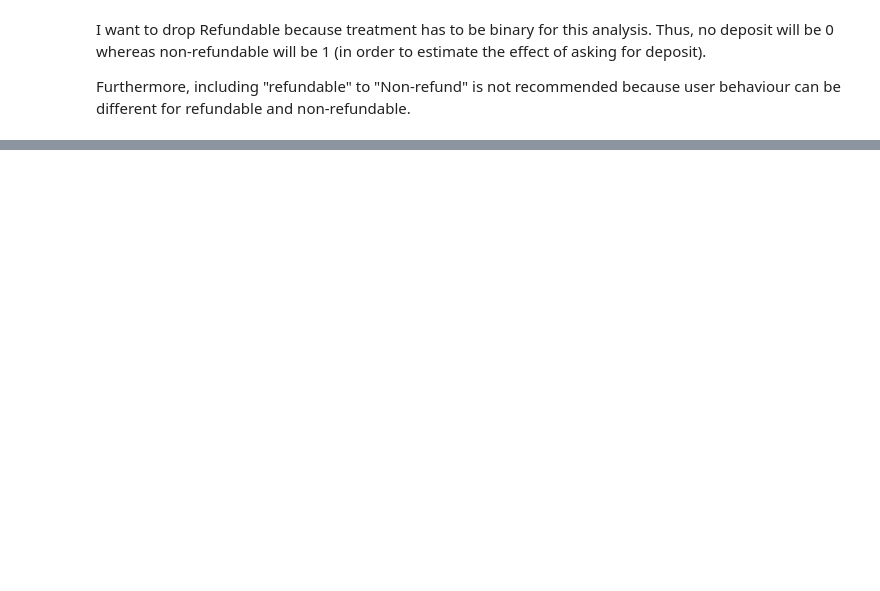
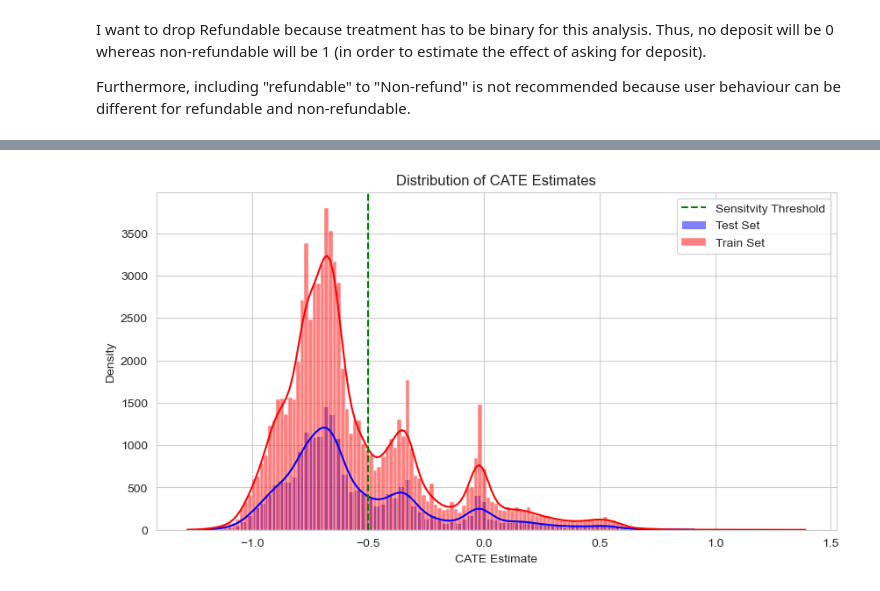
Before and after one commit to McGill-MMA-EnterpriseAnalytics/hotel-cancellation-analysis, a Jupyter notebook: causal_inference_kaz.ipynb, the cells around one changed output, grey strips where cells are left out. Drawn from its saved outputs; the diff is of its cells as text; code cells hidden in the pictures; blank space fills up the shorter version.

```diff
--- a/causal_inference_kaz.ipynb
+++ b/causal_inference_kaz.ipynb
@@ -59,0 +180,4 @@ df = df[df.deposit_type != 'Refundable']
+# %%
+# drop na
+df = df.dropna()
+len(df)
@@ -59,0 +214,3 @@ df = df[df.deposit_type != 'Refundable']
+# %%
+# convert treatment variable to binary
+df['deposit_type'] = df['deposit_type'].apply(lambda x: 1 if x == 'Non Refund' else 0) # 1 for deposit required, 0 for no deposit required
@@ -59,0 +243,12 @@ df = df[df.deposit_type != 'Refundable']
+# %%
+# Drop non-feature columns and prepare X, Y, and T
+X = df.drop(columns=['is_canceled', 'deposit_type', 'reservation_status_date', 'agent', 'agent_missing', 'name', 'email', 'phone-number', 'credit_card', 'reservation_status', 'assigned_room_type', 'country', 'agent_missing'])
+Y = df['is_canceled']
+T = df['deposit_type']
+
+categorical_features = ['hotel', 'arrival_date_month', 'meal', 'market_segment', 'distribution_channel', 'reserved_room_type', 'customer_type']
+# Apply one-hot encoding to categorical features
+X_encoded = pd.get_dummies(X, columns=categorical_features, drop_first=False)
+
+# Split the dataset
+X_train, X_test, Y_train, Y_test, T_train, T_test = train_test_split(X_encoded, Y, T, test_size=0.2, random_state=42)
@@ -59,0 +264,9 @@ df = df[df.deposit_type != 'Refundable']
+# %%
+# Initialize Gradient Boosting models for treatment and control groups
+models = (GradientBoostingRegressor(), GradientBoostingRegressor())
+
+# Initialize the T-Learner with Gradient Boosting models
+t_learner = TLearner(models=models)
+
+# Fit the T-Learner to the training data
+t_learner.fit(Y=Y_train, T=T_train, X=X_train)
@@ -59,0 +287,17 @@ df = df[df.deposit_type != 'Refundable']
+# %%
+# Estimate CATE for the entire test and train set
+cate_estimates_test = t_learner.effect(X_test)
+cate_estimates_train = t_learner.effect(X_train)
+
+# plot both
+plt.figure(figsize=(10, 5))
+sns.histplot(cate_estimates_test, kde=True, color='blue', label='Test Set')
+sns.histplot(cate_estimates_train, kde=True, color='red', label='Train Set')
+plt.axvline(x=-0.5, color='green', linestyle='--', label='Sensitvity Threshold')
+plt.title('Distribution of CATE Estimates')
+plt.xlabel('CATE Estimate')
+plt.ylabel('Density')
+plt.legend()
+plt.show()
+# %% [output]
+[figure, added]
```
Also changed, not shown: parts of 54 cells of this notebook.
